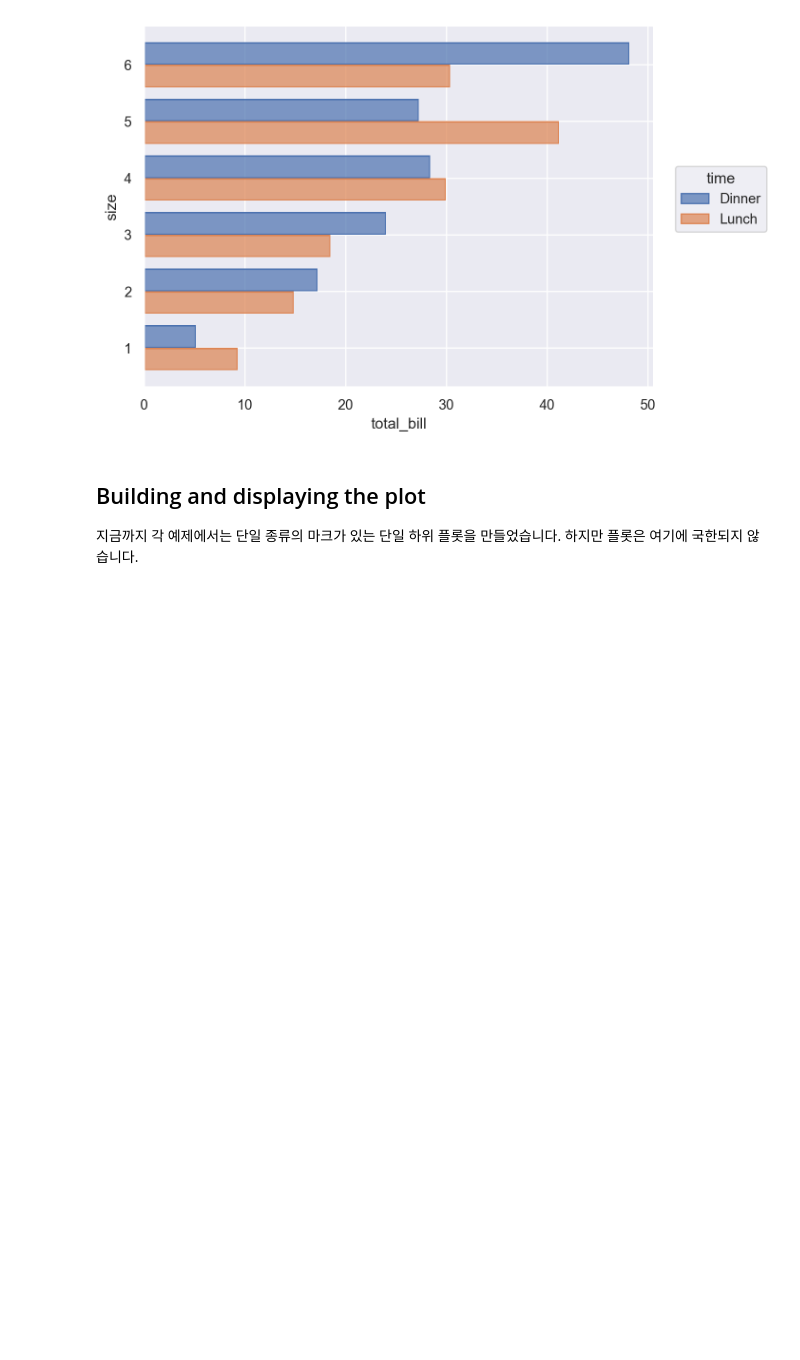
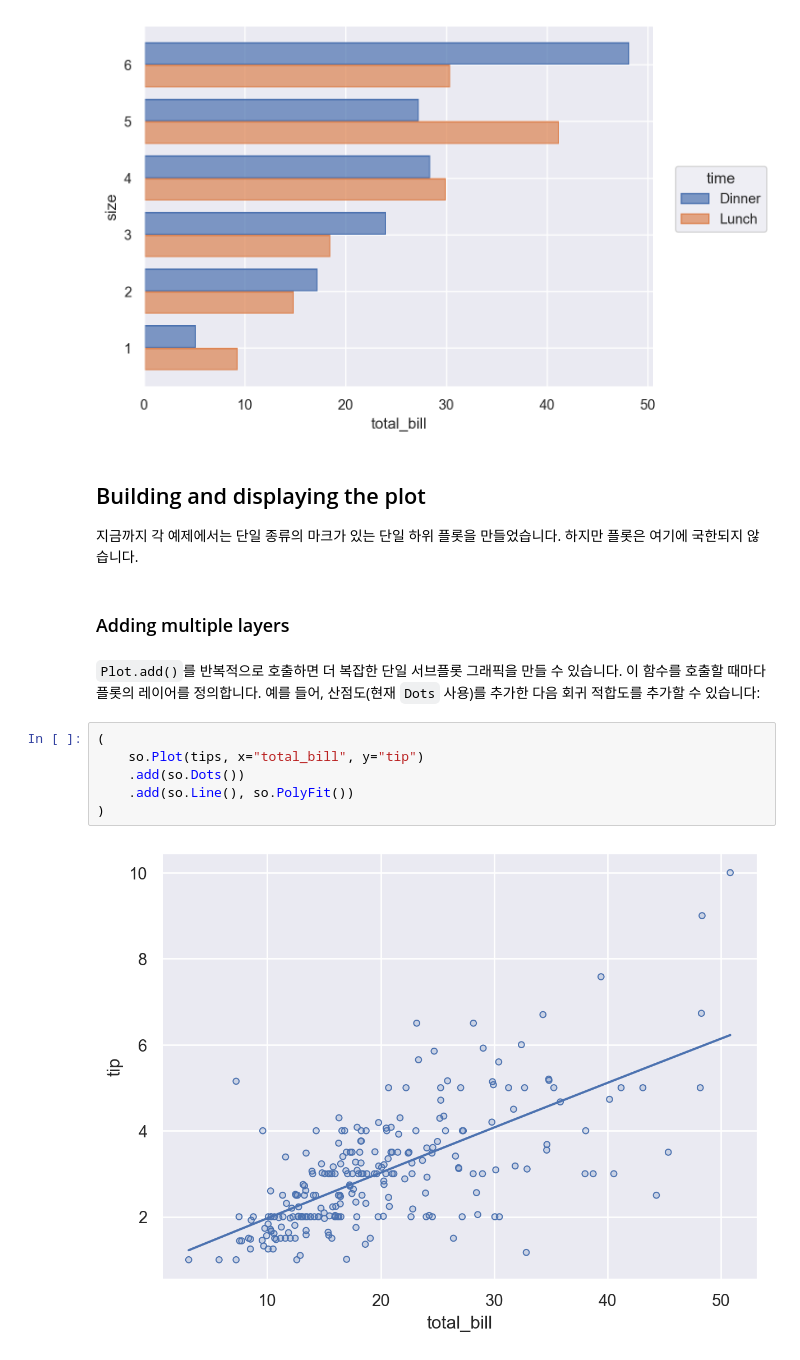
Before and after one commit to Choseyeonshay/seaborntutorial, a Jupyter notebook: 7. Objects interface.ipynb, the cells around one changed output. Drawn from its saved outputs; the diff is of its cells as text; blank space fills up the shorter version.

```diff
--- a/7. Objects interface.ipynb
+++ b/7. Objects interface.ipynb
@@ -237,3 +237,15 @@ x와 y 변수가 모두 숫자인 경우처럼 올바른 방향이 모호한 경
 ## Building and displaying the plot
 
 지금까지 각 예제에서는 단일 종류의 마크가 있는 단일 하위 플롯을 만들었습니다. 하지만 플롯은 여기에 국한되지 않습니다.
+# %% [markdown]
+### Adding multiple layers
+# %% [markdown]
+`Plot.add()`를 반복적으로 호출하면 더 복잡한 단일 서브플롯 그래픽을 만들 수 있습니다. 이 함수를 호출할 때마다 플롯의 레이어를 정의합니다. 예를 들어, 산점도(현재 `Dots` 사용)를 추가한 다음 회귀 적합도를 추가할 수 있습니다:
+# %%
+(
+    so.Plot(tips, x="total_bill", y="tip")
+    .add(so.Dots())
+    .add(so.Line(), so.PolyFit())
+)
+# %% [output]
+[figure, added]
```
Also changed, not shown: parts of 7 cells of this notebook.
